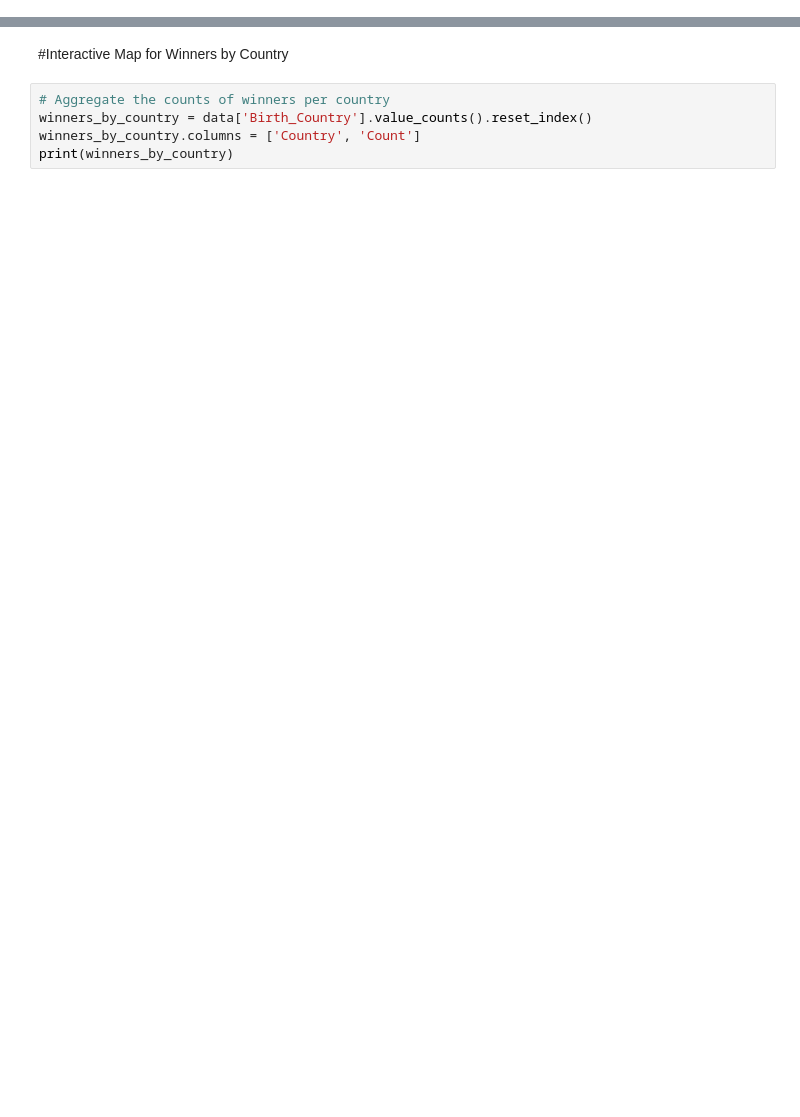
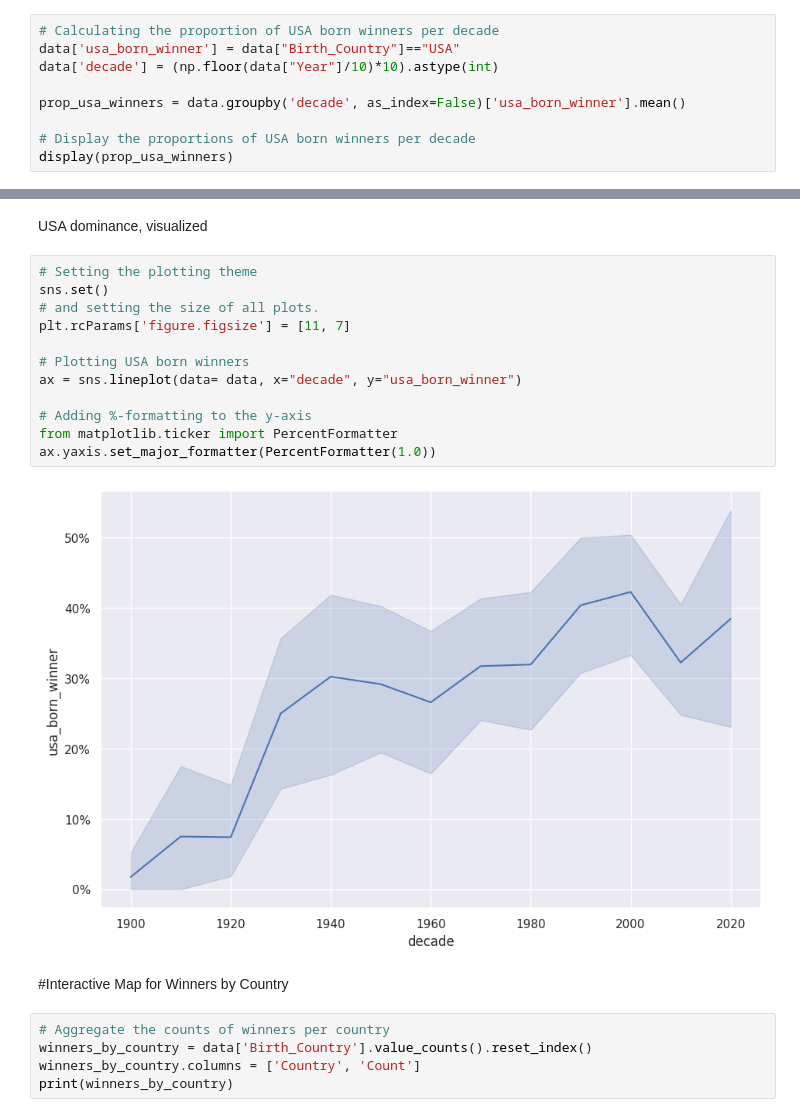
Before and after one commit to CoskunErden/Portfolio, a Jupyter notebook: Nobel.ipynb, the cells around one changed output, grey strips where cells are left out. Drawn from its saved outputs; the diff is of its cells as text; blank space fills up the shorter version.

```diff
--- a/Nobel.ipynb
+++ b/Nobel.ipynb
@@ -38,0 +138,9 @@ for column in non_numeric_columns.columns:
+# %%
+# Calculating the proportion of USA born winners per decade
+data['usa_born_winner'] = data["Birth_Country"]=="USA"
+data['decade'] = (np.floor(data["Year"]/10)*10).astype(int)
+
+prop_usa_winners = data.groupby('decade', as_index=False)['usa_born_winner'].mean()
+
+# Display the proportions of USA born winners per decade
+display(prop_usa_winners)
@@ -39,3 +162,19 @@ for column in non_numeric_columns.columns:
+# %% [markdown]
+USA dominance, visualized
+# %%
+# Setting the plotting theme
+sns.set()
+# and setting the size of all plots.
+plt.rcParams['figure.figsize'] = [11, 7]
+
+# Plotting USA born winners
+ax = sns.lineplot(data= data, x="decade", y="usa_born_winner")
+
+# Adding %-formatting to the y-axis
+from matplotlib.ticker import PercentFormatter
+ax.yaxis.set_major_formatter(PercentFormatter(1.0))
+# %% [output]
+[figure, added]
 # %% [markdown]
 #Interactive Map for Winners by Country
 # %%
```
Also changed, not shown: parts of 25 cells of this notebook.
